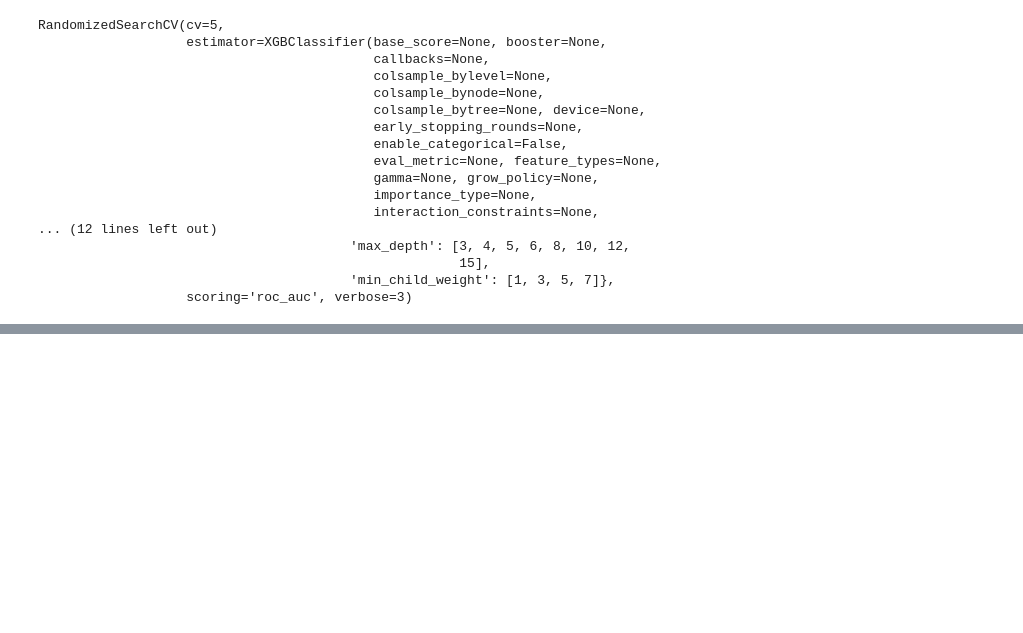
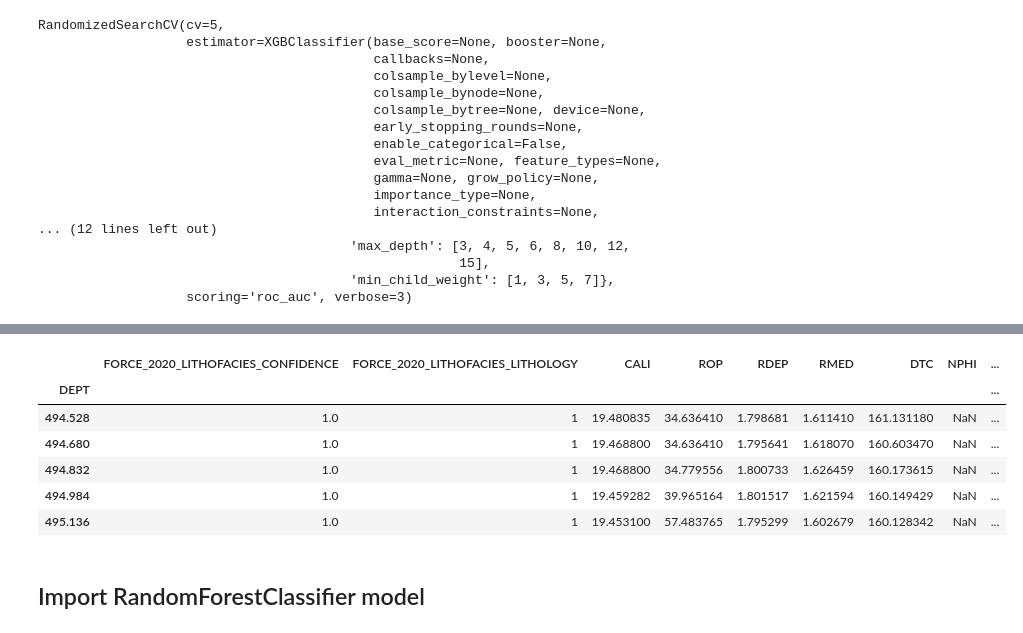
Before and after one commit to EmmanuelAjibokun/Exploring-Petroleum-Well-log-data, a Jupyter notebook: modelling/Lithofacies_Classifier.ipynb, the cells around one changed output, grey strips where cells are left out. Cells and saved outputs as stored; diff of their text form; code cells hidden in the pictures; blank space fills up the shorter version.

Commit message:
Import randomforestclassifier

```diff
--- a/modelling/Lithofacies_Classifier.ipynb
+++ b/modelling/Lithofacies_Classifier.ipynb
@@ -1035,0 +1036,12 @@ F1 score: 0.76
+# %%
+merged_df.head()
+# %% [output]
+|  | FORCE_2020_LITHOFACIES_CONFIDENCE | FORCE_2020_LITHOFACIES_LITHOLOGY | CALI | ROP | RDEP | RMED | DTC | NPHI | ... |
+| DEPT |  |  |  |  |  |  |  |  | ... |
+| 494.528 | 1.0 | 1 | 19.480835 | 34.636410 | 1.798681 | 1.611410 | 161.131180 | NaN | ... |
+| 494.680 | 1.0 | 1 | 19.468800 | 34.636410 | 1.795641 | 1.618070 | 160.603470 | NaN | ... |
+| 494.832 | 1.0 | 1 | 19.468800 | 34.779556 | 1.800733 | 1.626459 | 160.173615 | NaN | ... |
+| 494.984 | 1.0 | 1 | 19.459282 | 39.965164 | 1.801517 | 1.621594 | 160.149429 | NaN | ... |
+| 495.136 | 1.0 | 1 | 19.453100 | 57.483765 | 1.795299 | 1.602679 | 160.128342 | NaN | ... |
+# %% [markdown]
+## Import RandomForestClassifier model
```
Also changed, not shown: parts of 4 cells of this notebook.
